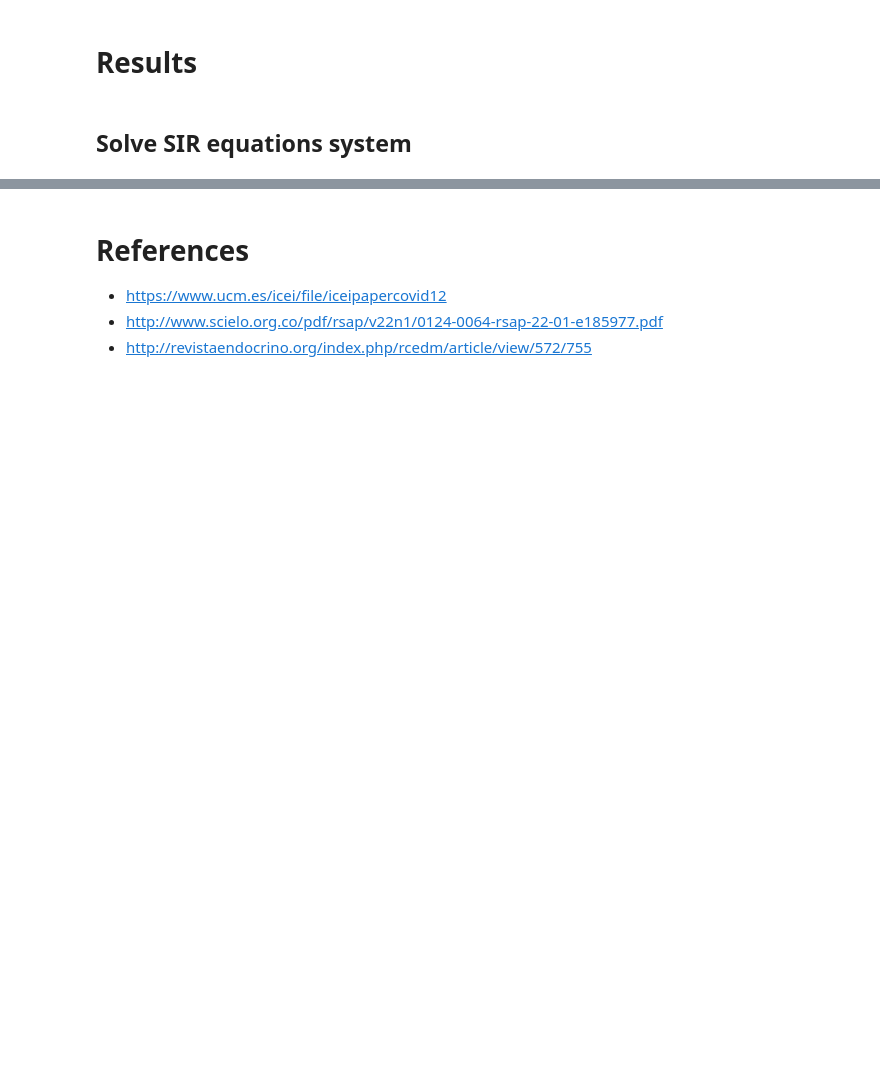
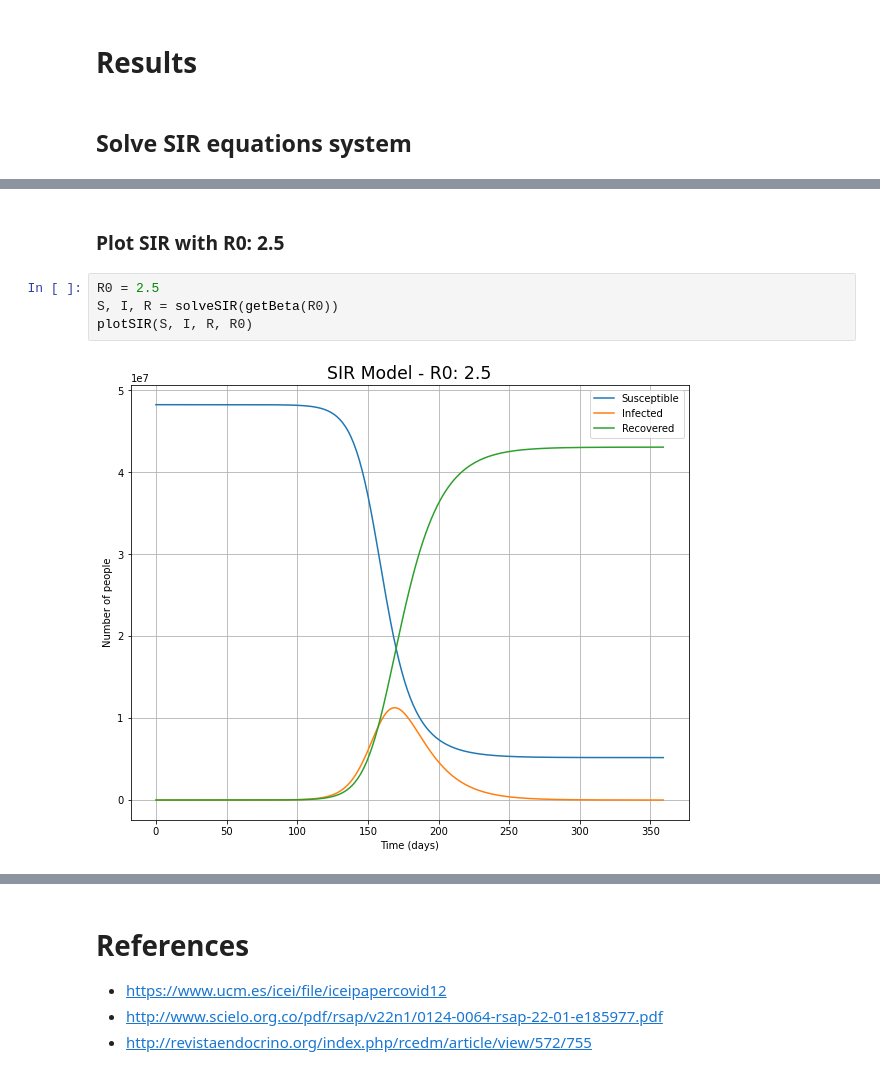
Before and after one commit to sjdonado/covid19-spread-forecast, a Jupyter notebook: sir_covid_forecasting_colombia.ipynb, the cells around one changed output, grey strips where cells are left out. Saved outputs shown, nothing was run; the diff lists cells and outputs as text; blank space fills up the shorter version.

```diff
--- a/sir_covid_forecasting_colombia.ipynb
+++ b/sir_covid_forecasting_colombia.ipynb
@@ -181,0 +194,8 @@ plt.show()
+# %% [markdown]
+### Plot SIR with R0: 2.5
+# %%
+R0 = 2.5
+S, I, R = solveSIR(getBeta(R0))
+plotSIR(S, I, R, R0)
+# %% [output]
+[figure, added]
```
Also changed, not shown: parts of 10 cells of this notebook.
